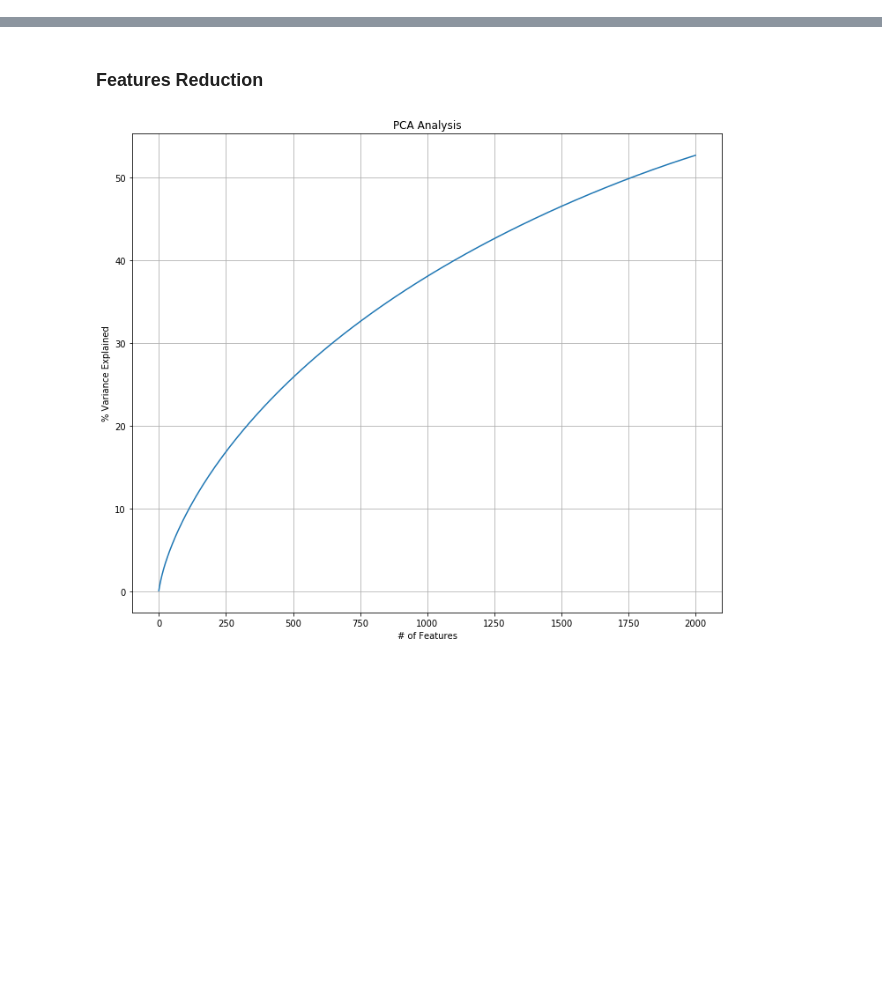
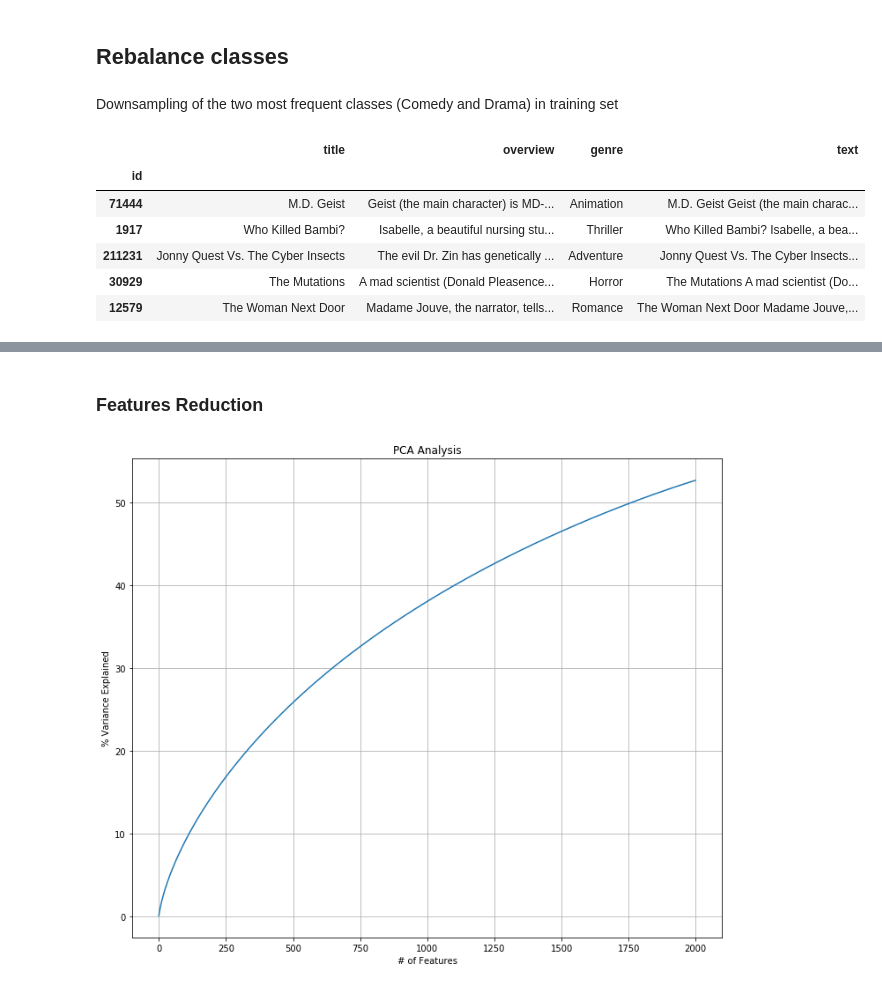
Before and after one commit to gaspa93/ml-challenge-truelayer, a Jupyter notebook: Train Classifier.ipynb, the cells around one changed output, grey strips where cells are left out. Saved outputs shown, nothing was run; the diff lists cells and outputs as text; code cells hidden in the pictures; blank space fills up the shorter version.

Commit message:
added class rebalance to notebooks

```diff
--- a/Train Classifier.ipynb
+++ b/Train Classifier.ipynb
@@ -62,0 +100,26 @@ train.shape, test.shape
+# %% [markdown]
+## Rebalance classes
+# %% [markdown]
+Downsampling of the two most frequent classes (Comedy and Drama) in training set
+# %%
+# keep all samples of other classes
+train_no_main = train[~train['genre'].isin(['Comedy', 'Drama'])]
+
+# sample half of comedy movies to rebalance
+N_comedy = train['genre'].value_counts().Comedy
+sample_comedy = train[train['genre'] == 'Comedy'].sample(N_comedy//2)
+
+# sample half of drama movies to rebalance
+N_drama = train['genre'].value_counts().Drama
+sample_drama = train[train['genre'] == 'Drama'].sample(N_drama//2)
+# %%
+train_resample = pd.concat([train_no_main, sample_comedy, sample_drama])
+train_resample.head()
+# %% [output]
+|  | title | overview | genre | text |
+| id |  |  |  |  |
+| 71444 | M.D. Geist | Geist (the main character) is MD-... | Animation | M.D. Geist Geist (the main charac... |
+| 1917 | Who Killed Bambi? | Isabelle, a beautiful nursing stu... | Thriller | Who Killed Bambi? Isabelle, a bea... |
+| 211231 | Jonny Quest Vs. The Cyber Insects | The evil Dr. Zin has genetically ... | Adventure | Jonny Quest Vs. The Cyber Insects... |
+| 30929 | The Mutations | A mad scientist (Donald Pleasence... | Horror | The Mutations A mad scientist (Do... |
+| 12579 | The Woman Next Door | Madame Jouve, the narrator, tells... | Romance | The Woman Next Door Madame Jouve,... |
```
Also changed, not shown: parts of 24 cells of this notebook, 3 other files.
